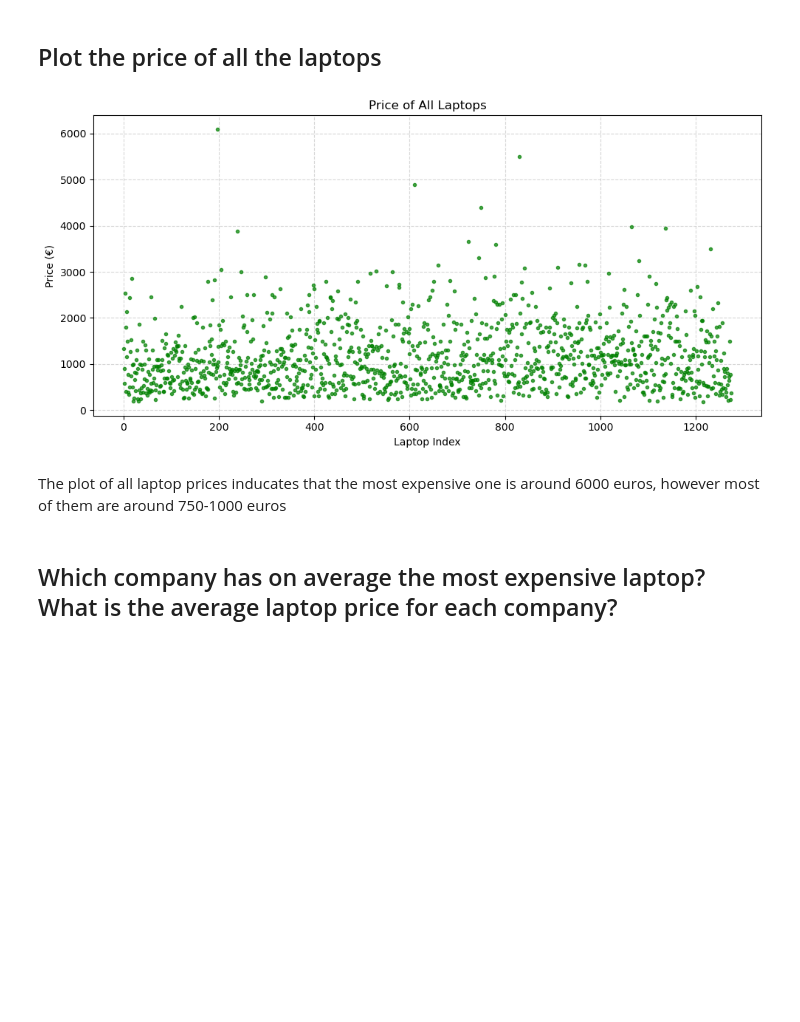
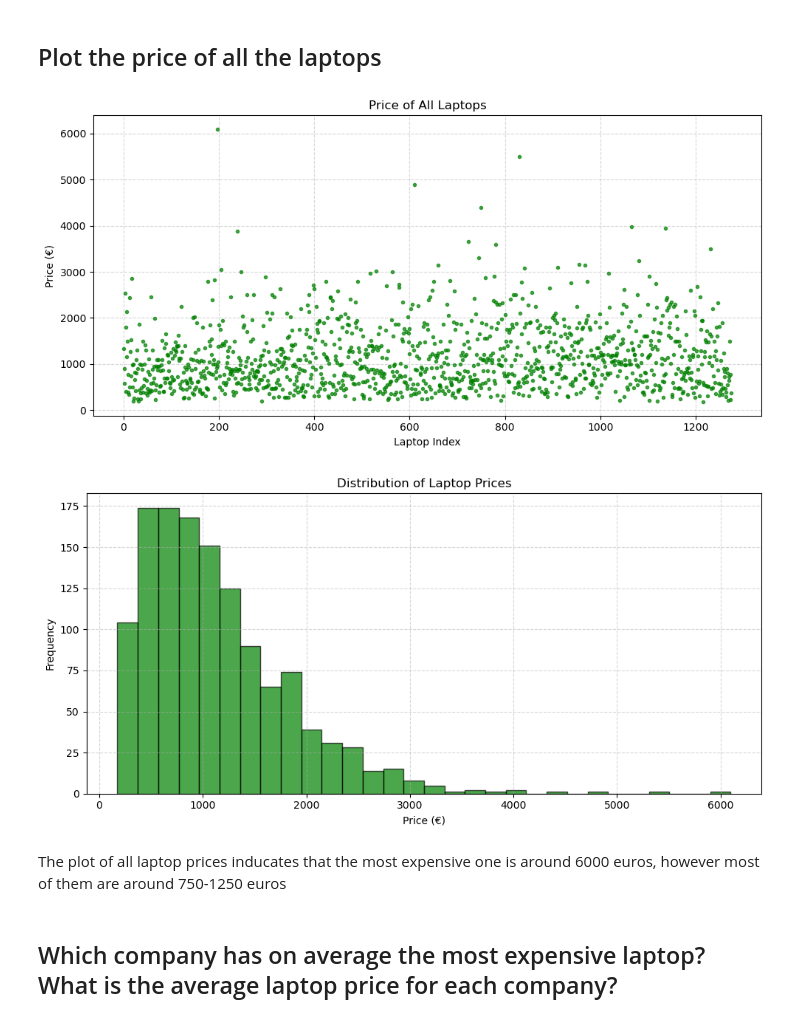
Before and after one commit to jgbergen18/PythonMiniProject, a Jupyter notebook: MiniProjectNotebook.ipynb, the cells around one changed output. Cells and saved outputs as stored; diff of their text form; code cells hidden in the pictures; blank space fills up the shorter version.

Commit message:
Improved Laptop Price Graph

```diff
--- a/MiniProjectNotebook.ipynb
+++ b/MiniProjectNotebook.ipynb
@@ -192,21 +192,32 @@ The correlation matricies for my correlation matrix and numpy's correlation matr
 # %%
 # Load and clean the dataset
 data = pd.read_csv("laptop_price - dataset.csv")
 data.columns = data.columns.str.strip().str.lower()  # Strip spaces and lowercase column names
 
 # 1. Plot all laptop prices
 plt.figure(figsize=(10, 5))
 plt.plot(data['price (euro)'], marker='.', linestyle='', color='green', alpha=0.7)
 plt.title("Price of All Laptops")
 plt.xlabel("Laptop Index")
 plt.ylabel("Price (€)")
 plt.grid(True, linestyle='--', alpha=0.5)
 plt.tight_layout()
 plt.show()
+
+# 2. Graph price distribution
+plt.figure(figsize=(10, 5))
+plt.hist(data['price (euro)'], bins=30, color='green', edgecolor='black', alpha=0.7)
+plt.title("Distribution of Laptop Prices")
+plt.xlabel("Price (€)")
+plt.ylabel("Frequency")
+plt.grid(True, linestyle='--', alpha=0.5)
+plt.tight_layout()
+plt.show()
 # %% [output]
 [figure]
+[figure, added]
 # %% [markdown]
-The plot of all laptop prices inducates that the most expensive one is around 6000 euros, however most of them are around 750-1000 euros
+The plot of all laptop prices inducates that the most expensive one is around 6000 euros, however most of them are around 750-1250 euros
 # %% [markdown]
 ## Which company has on average the most expensive laptop? What is the average  laptop price for each company?
 # %%
```
